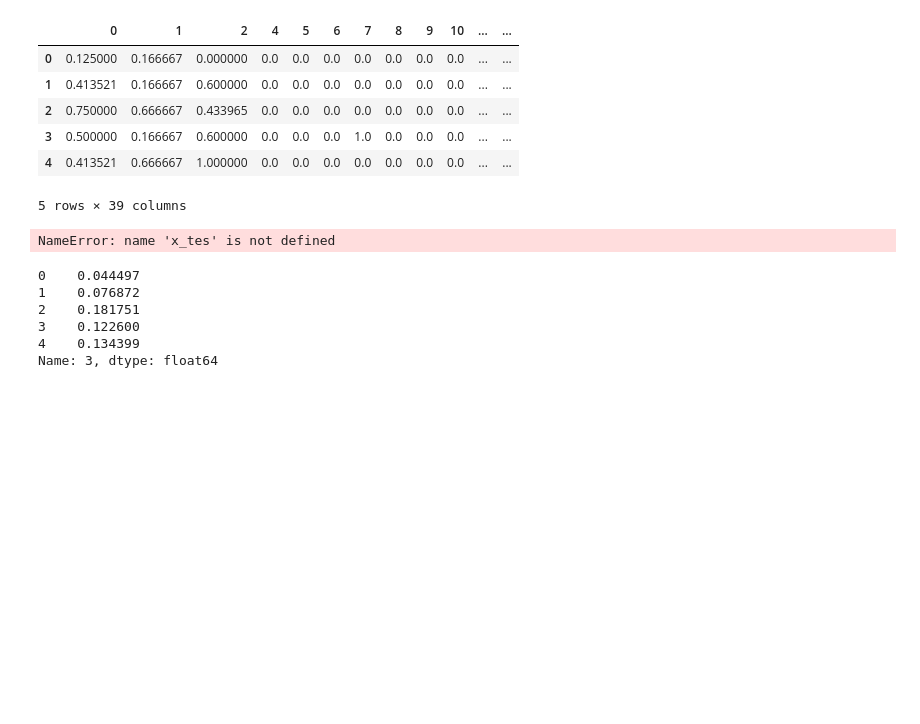
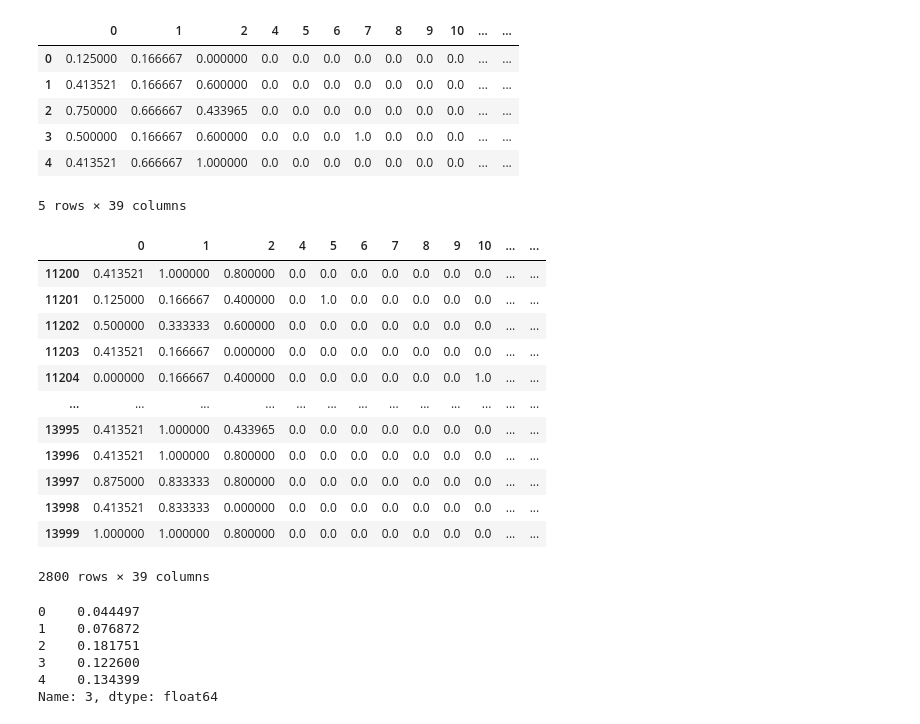
Before and after one commit to Harty01/DataScienceClass, a Jupyter notebook: Assignment.ipynb, the cells around one changed output. Saved outputs shown, nothing was run; the diff lists cells and outputs as text; code cells hidden in the pictures; blank space fills up the shorter version.

```diff
--- a/Assignment.ipynb
+++ b/Assignment.ipynb
@@ -541,9 +527,21 @@ x_train.head(5)
 5 rows × 39 columns
 # %%
 x_test=x.iloc[11200:]
-x_tes
+x_test
 # %% [output]
+|  | 0 | 1 | 2 | 4 | 5 | 6 | 7 | 8 | 9 | 10 | ... | ... |
+| 11200 | 0.413521 | 1.000000 | 0.800000 | 0.0 | 0.0 | 0.0 | 0.0 | 0.0 | 0.0 | 0.0 | ... | ... |
+| 11201 | 0.125000 | 0.166667 | 0.400000 | 0.0 | 1.0 | 0.0 | 0.0 | 0.0 | 0.0 | 0.0 | ... | ... |
+| 11202 | 0.500000 | 0.333333 | 0.600000 | 0.0 | 0.0 | 0.0 | 0.0 | 0.0 | 0.0 | 0.0 | ... | ... |
+| 11203 | 0.413521 | 0.166667 | 0.000000 | 0.0 | 0.0 | 0.0 | 0.0 | 0.0 | 0.0 | 0.0 | ... | ... |
+| 11204 | 0.000000 | 0.166667 | 0.400000 | 0.0 | 0.0 | 0.0 | 0.0 | 0.0 | 0.0 | 1.0 | ... | ... |
+| ... | ... | ... | ... | ... | ... | ... | ... | ... | ... | ... | ... | ... |
+| 13995 | 0.413521 | 1.000000 | 0.433965 | 0.0 | 0.0 | 0.0 | 0.0 | 0.0 | 0.0 | 0.0 | ... | ... |
+| 13996 | 0.413521 | 1.000000 | 0.800000 | 0.0 | 0.0 | 0.0 | 0.0 | 0.0 | 0.0 | 0.0 | ... | ... |
+| 13997 | 0.875000 | 0.833333 | 0.800000 | 0.0 | 0.0 | 0.0 | 0.0 | 0.0 | 0.0 | 0.0 | ... | ... |
+| 13998 | 0.413521 | 0.833333 | 0.000000 | 0.0 | 0.0 | 0.0 | 0.0 | 0.0 | 0.0 | 0.0 | ... | ... |
+| 13999 | 1.000000 | 1.000000 | 0.800000 | 0.0 | 0.0 | 0.0 | 0.0 | 0.0 | 0.0 | 0.0 | ... | ... |
-NameError: name 'x_tes' is not defined
+2800 rows × 39 columns
 # %%
 y_train=y.iloc[:11200]
 y_train.head()
```
Also changed, not shown: parts of 95 cells of this notebook, 6 other files.
